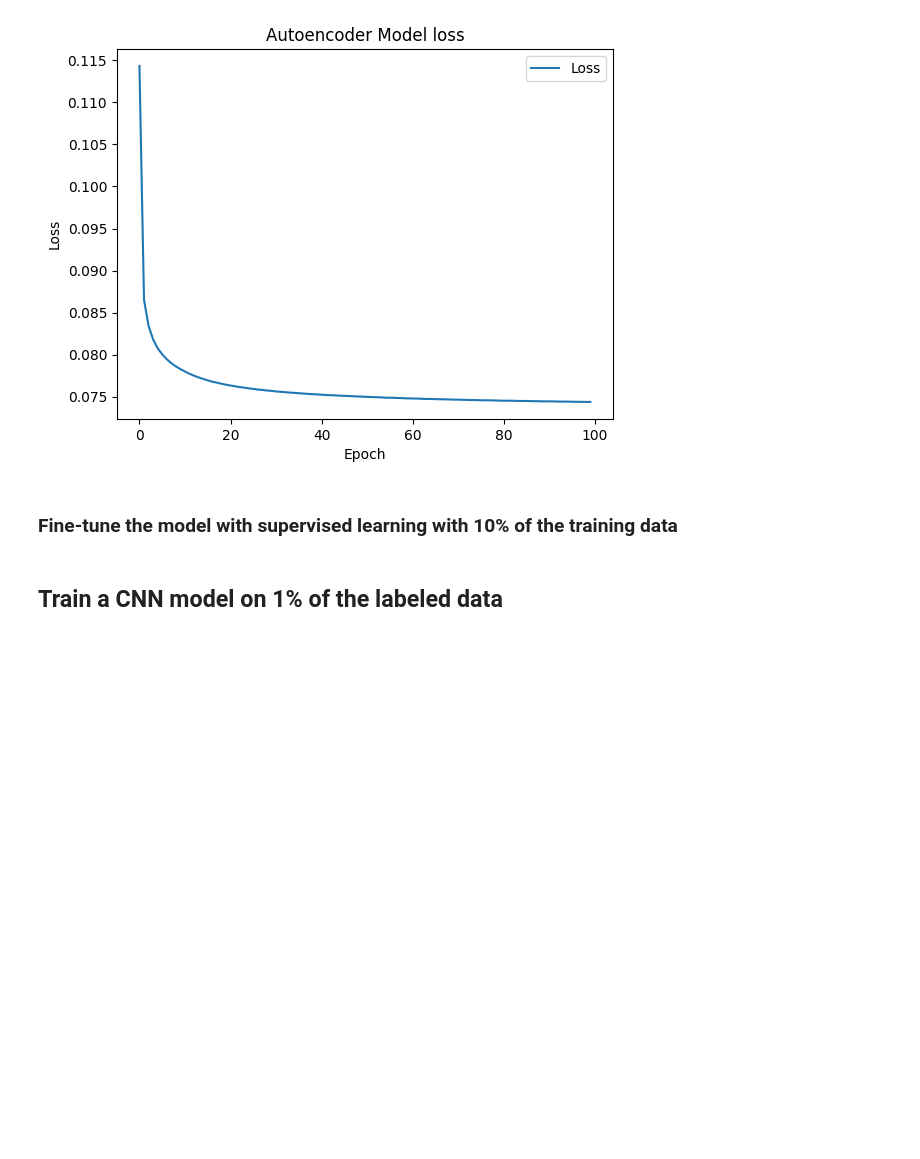
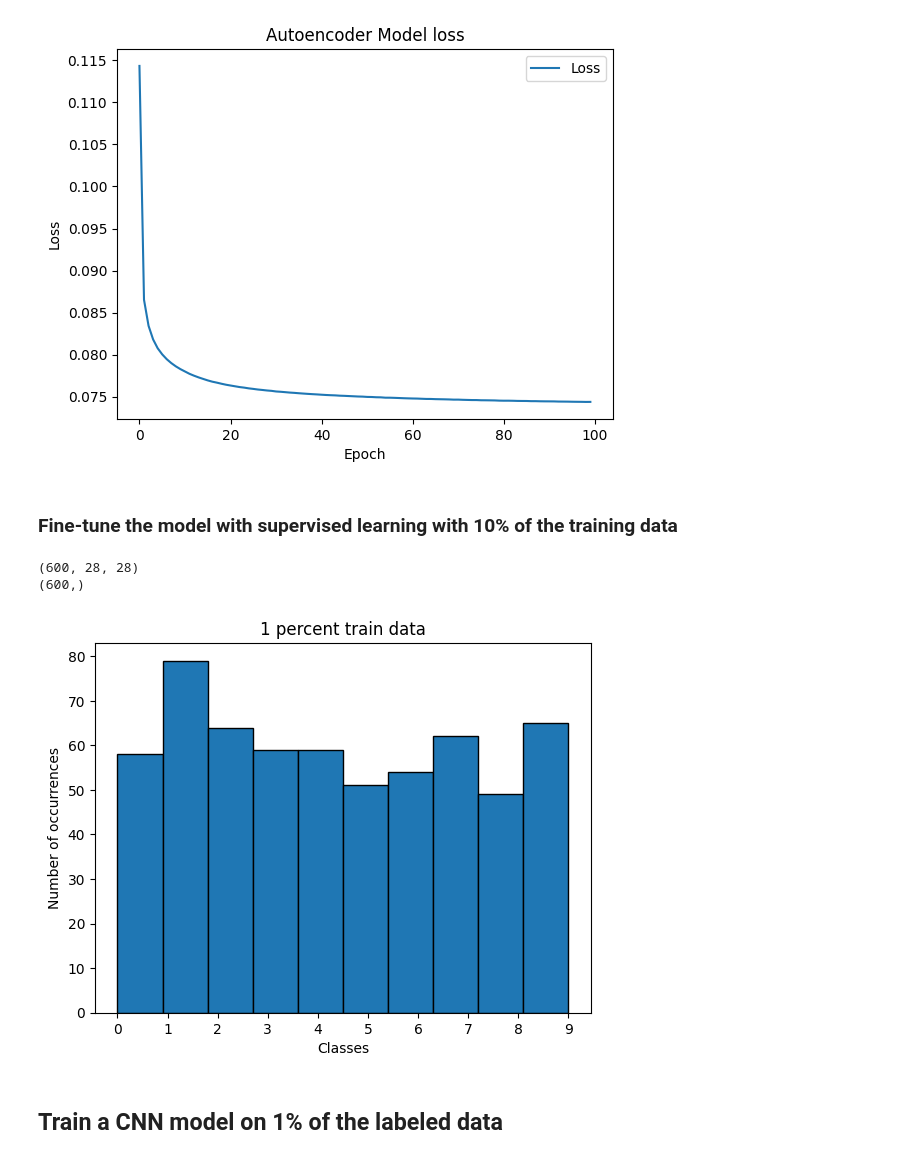
Before and after one commit to erikssommer/ssl-autoencoder-mnist, a Jupyter notebook: notebooks/autoencoder.ipynb, the cells around one changed output. Drawn from its saved outputs; the diff is of its cells as text; code cells hidden in the pictures; blank space fills up the shorter version.

Commit message:
Plotting 1 percent train data to see of evenly distributed

```diff
--- a/notebooks/autoencoder.ipynb
+++ b/notebooks/autoencoder.ipynb
@@ -102,6 +102,25 @@ plt.show()
 [figure]
 # %% [markdown]
 ### Fine-tune the model with supervised learning with 10% of the training data
+# %%
+# Use 1% of the labeled training examples for supervised learning
+x_train_supervised = x_train[:600]
+y_train_supervised = y_train[:600]
+
+print(x_train_supervised.shape)
+print(y_train_supervised.shape)
+
+plt.plot(figsize=(10,5))
+plt.hist(y_train_supervised, ec='black')
+plt.title('1 percent train data')
+plt.xlabel('Classes')
+plt.ylabel('Number of occurrences')
+plt.xticks(np.arange(10))
+plt.show()
+# %% [output]
+(600, 28, 28)
+(600,)
+[figure, added]
 # %%
 # Set up the model
 fine_tune_model = tf.keras.models.Sequential([
```
Also changed, not shown: parts of 1 cell of this notebook.
